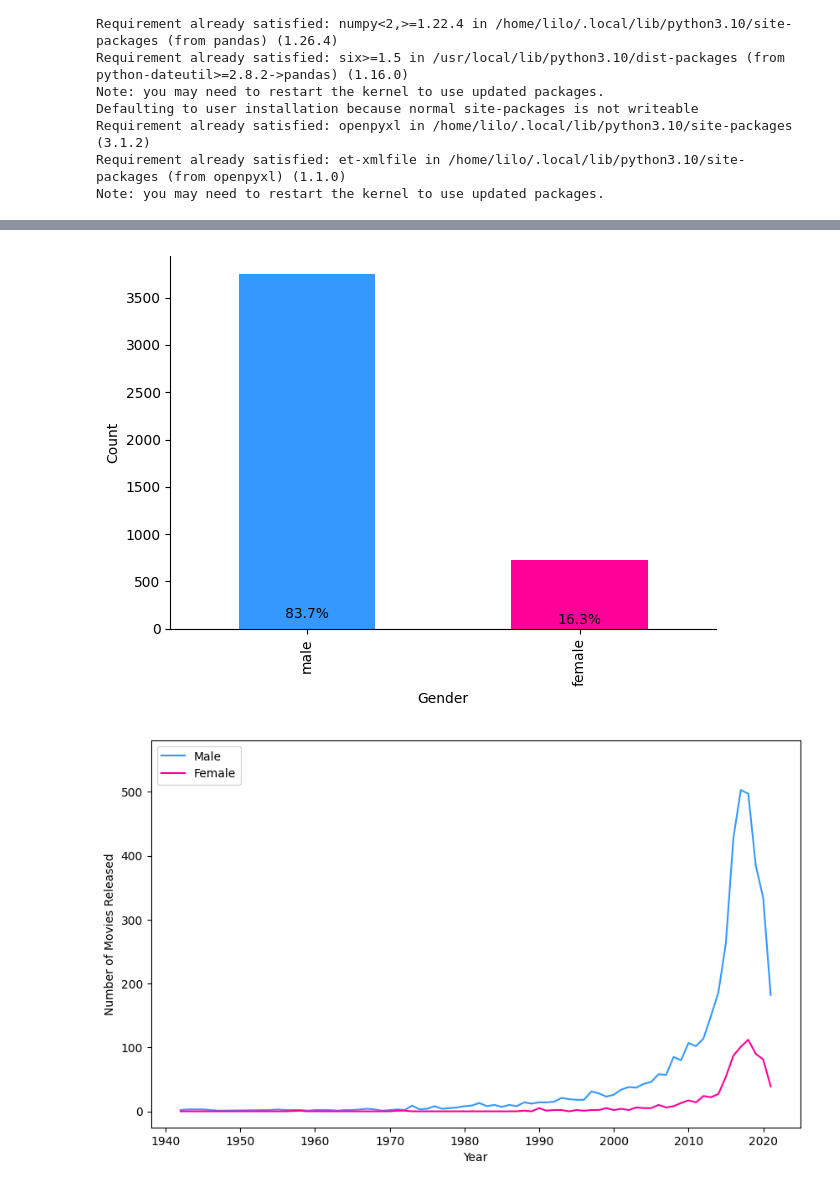
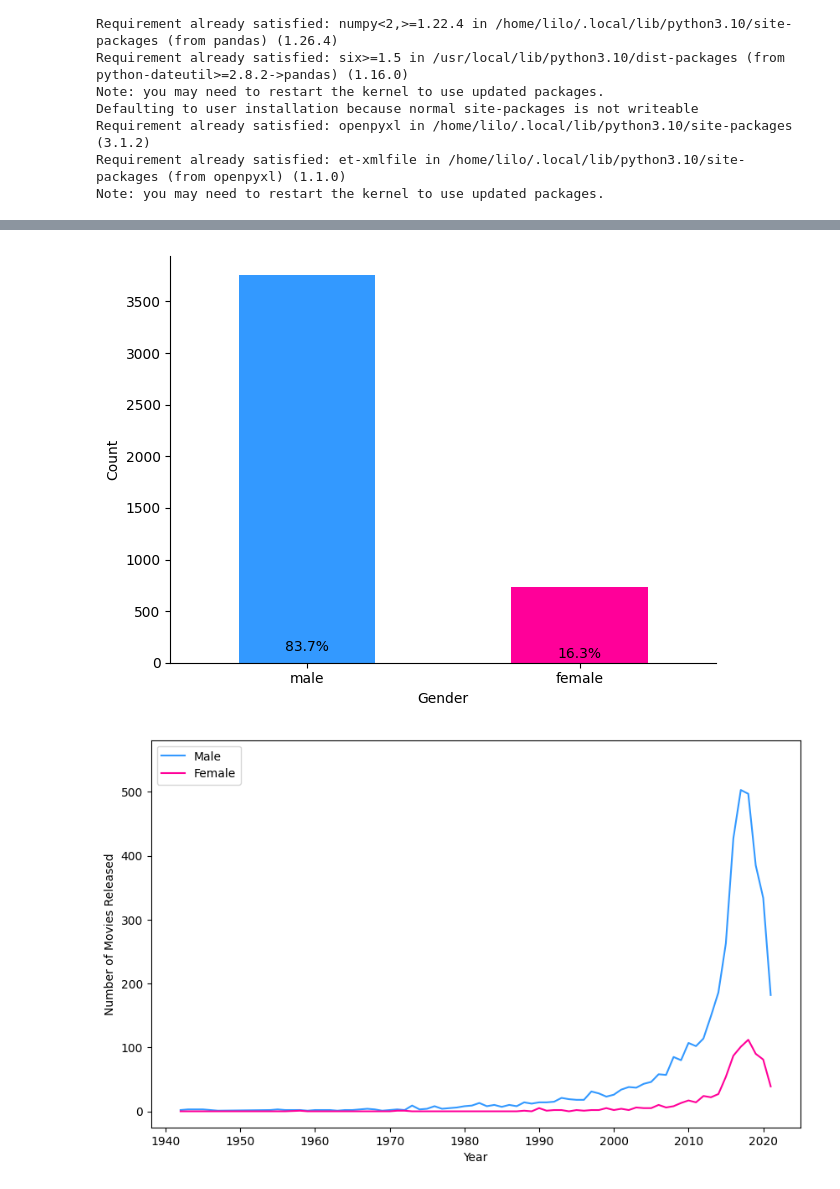
Before and after one commit to kekskatze/data-bootcamp-2024, a Jupyter notebook: evaluation.ipynb, the cells around one changed output, grey strips where cells are left out. Cells and saved outputs as stored; diff of their text form; code cells hidden in the pictures.

```diff
--- a/evaluation.ipynb
+++ b/evaluation.ipynb
@@ -60,32 +60,21 @@ old_movies
 # %%
 df = nettit_directors
 
-# Calculate the percentage of movies for each gender
 gender_counts = df['gender'].value_counts()
 gender_percentage = df['gender'].value_counts(normalize=True) * 100
 
-# Plotting
 fig, ax = plt.subplots()
-
-# Bar plot
 gender_counts.plot(kind='bar', color=['#3399ff', '#ff0099'], ax=ax)
-
-# Add percentage labels on top of the bars
 for i, v in enumerate(gender_percentage):
     ax.text(i, v + 1, f"{v:.1f}%", ha='center', va='bottom', color='black')
-
-# Add labels and title
 ax.set_xlabel('Gender')
 ax.set_ylabel('Count')
-
-# Adjust ylim to make room for text on top of bars
-
 ax.spines['top'].set_visible(False)
 ax.spines['right'].set_visible(False)
-
+plt.xticks(rotation=0)
 plt.tight_layout()
 plt.show()
 # %% [output]
-[figure, old version]
+[figure, new version]
 # %%
 df = nettit_directors.copy()
```
Also changed, not shown: parts of 19 cells of this notebook.
